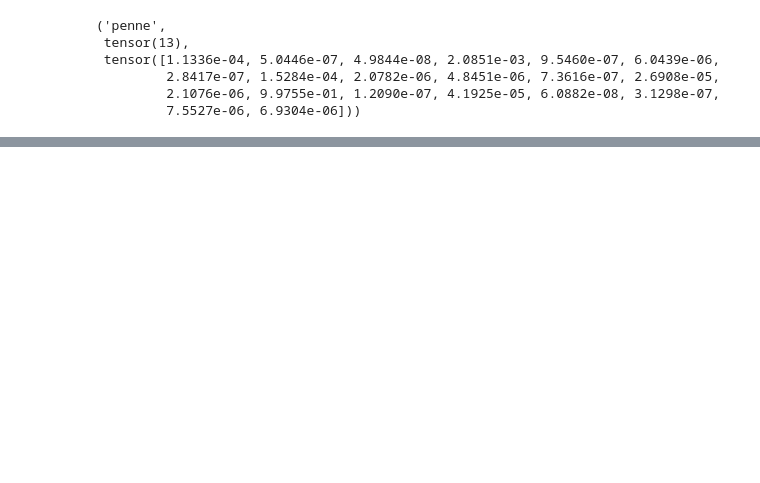
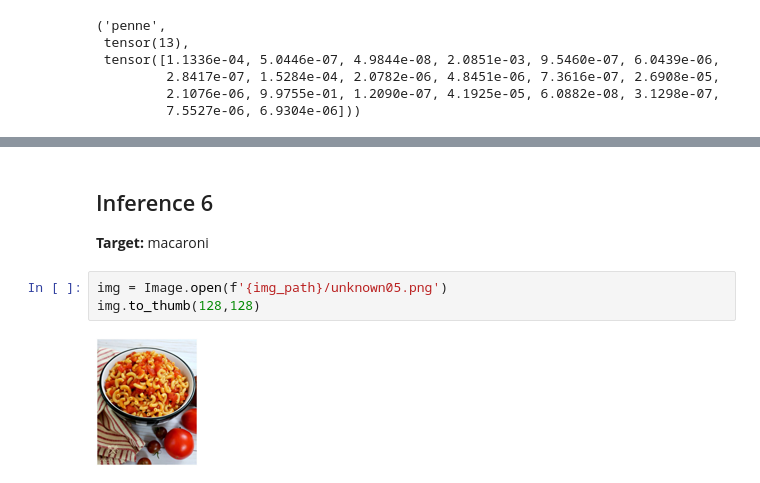
Before and after one commit to zzarif/Pasta-Shape-Recognizer, a Jupyter notebook: notebooks/inference.ipynb, the cells around one changed output, grey strips where cells are left out. Cells and saved outputs as stored; diff of their text form; blank space fills up the shorter version.

```diff
--- a/notebooks/inference.ipynb
+++ b/notebooks/inference.ipynb
@@ -108,0 +127,8 @@ model.predict(f'{img_path}/unknown03.png')
+# %% [markdown]
+## Inference 6
+**Target:** macaroni
+# %%
+img = Image.open(f'{img_path}/unknown05.png')
+img.to_thumb(128,128)
+# %% [output]
+[figure, added]
```
Also changed, not shown: parts of 28 cells of this notebook.
